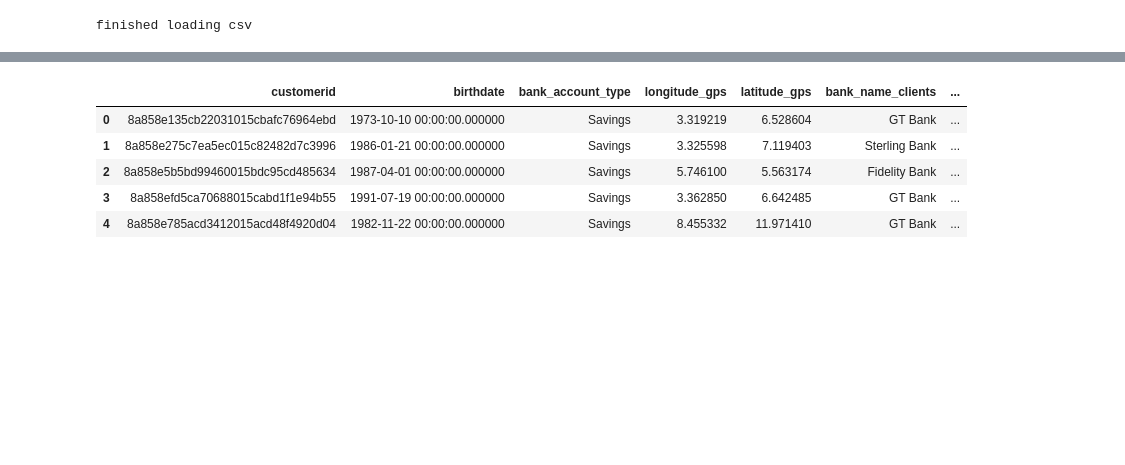
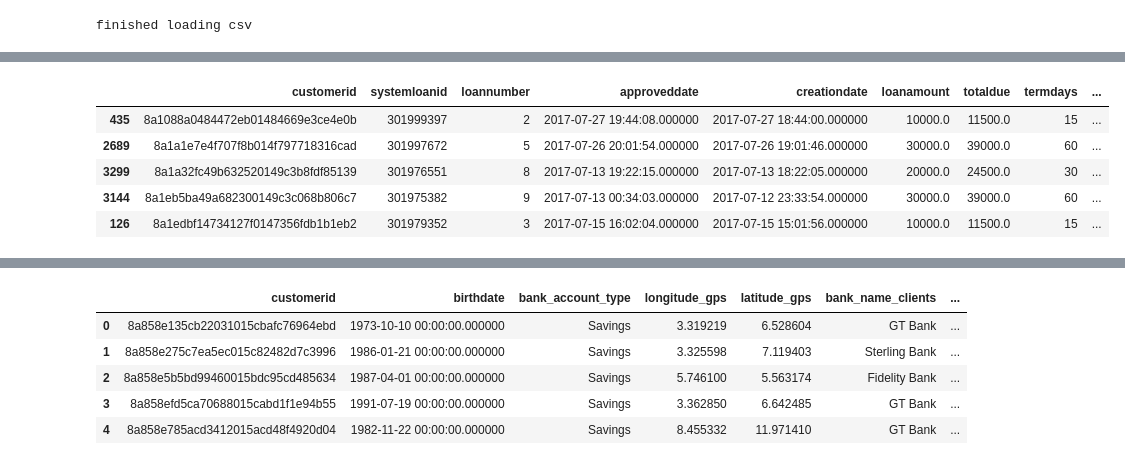
Before and after one commit to Mbugz1000/Nigeria-Loans-Groupwork, a Jupyter notebook: Nigeria Loans Workbook.ipynb, the cells around one changed output, grey strips where cells are left out. Saved outputs shown, nothing was run; the diff lists cells and outputs as text; code cells hidden in the pictures; blank space fills up the shorter version.

```diff
--- a/Nigeria Loans Workbook.ipynb
+++ b/Nigeria Loans Workbook.ipynb
@@ -34,0 +47,9 @@ finished loading csv
+# %%
+train_performance.sort_values(by="customerid").head()
+# %% [output]
+|  | customerid | systemloanid | loannumber | approveddate | creationdate | loanamount | totaldue | termdays | ... |
+| 435 | 8a1088a0484472eb01484669e3ce4e0b | 301999397 | 2 | 2017-07-27 19:44:08.000000 | 2017-07-27 18:44:00.000000 | 10000.0 | 11500.0 | 15 | ... |
+| 2689 | 8a1a1e7e4f707f8b014f797718316cad | 301997672 | 5 | 2017-07-26 20:01:54.000000 | 2017-07-26 19:01:46.000000 | 30000.0 | 39000.0 | 60 | ... |
+| 3299 | 8a1a32fc49b632520149c3b8fdf85139 | 301976551 | 8 | 2017-07-13 19:22:15.000000 | 2017-07-13 18:22:05.000000 | 20000.0 | 24500.0 | 30 | ... |
+| 3144 | 8a1eb5ba49a682300149c3c068b806c7 | 301975382 | 9 | 2017-07-13 00:34:03.000000 | 2017-07-12 23:33:54.000000 | 30000.0 | 39000.0 | 60 | ... |
+| 126 | 8a1edbf14734127f0147356fdb1b1eb2 | 301979352 | 3 | 2017-07-15 16:02:04.000000 | 2017-07-15 15:01:56.000000 | 10000.0 | 11500.0 | 15 | ... |
```
Also changed, not shown: parts of 35 cells of this notebook, 2 other files.
